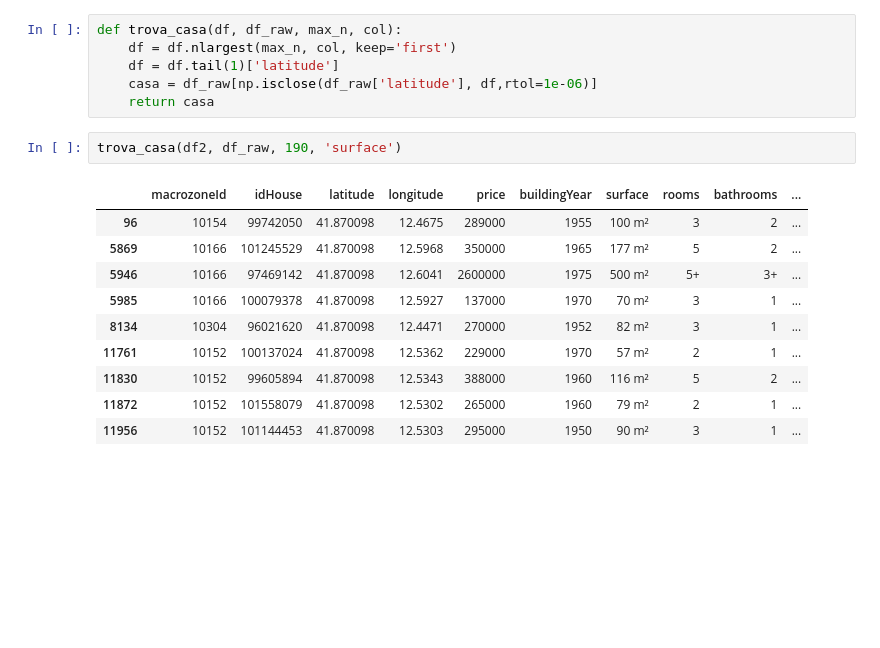
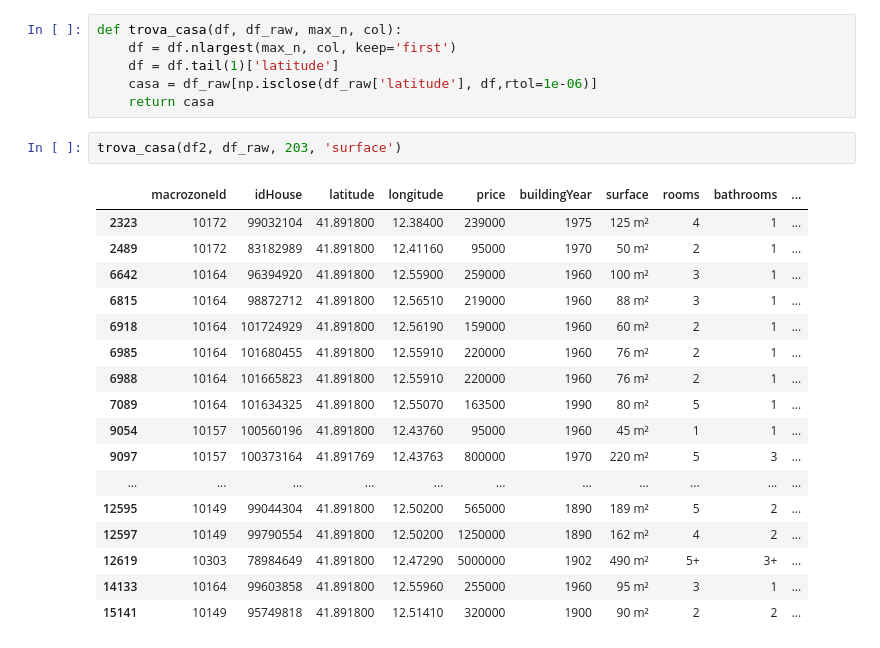
Before and after one commit to Raffozor/RomeHousePrice, a Jupyter notebook: notebooks/exploratory_data_analysis.ipynb, the cells around one changed output. Saved outputs shown, nothing was run; the diff lists cells and outputs as text; blank space fills up the shorter version.

```diff
--- a/notebooks/exploratory_data_analysis.ipynb
+++ b/notebooks/exploratory_data_analysis.ipynb
@@ -240,15 +286,22 @@ def trova_casa(df, df_raw, max_n, col):
     casa = df_raw[np.isclose(df_raw['latitude'], df,rtol=1e-06)]
     return casa
 # %%
-trova_casa(df2, df_raw, 190, 'surface')
+trova_casa(df2, df_raw, 203, 'surface')
 # %% [output]
 |  | macrozoneId | idHouse | latitude | longitude | price | buildingYear | surface | rooms | bathrooms | ... |
-| 96 | 10154 | 99742050 | 41.870098 | 12.4675 | 289000 | 1955 | 100 m² | 3 | 2 | ... |
-| 5869 | 10166 | 101245529 | 41.870098 | 12.5968 | 350000 | 1965 | 177 m² | 5 | 2 | ... |
-| 5946 | 10166 | 97469142 | 41.870098 | 12.6041 | 2600000 | 1975 | 500 m² | 5+ | 3+ | ... |
-| 5985 | 10166 | 100079378 | 41.870098 | 12.5927 | 137000 | 1970 | 70 m² | 3 | 1 | ... |
-| 8134 | 10304 | 96021620 | 41.870098 | 12.4471 | 270000 | 1952 | 82 m² | 3 | 1 | ... |
-| 11761 | 10152 | 100137024 | 41.870098 | 12.5362 | 229000 | 1970 | 57 m² | 2 | 1 | ... |
-| 11830 | 10152 | 99605894 | 41.870098 | 12.5343 | 388000 | 1960 | 116 m² | 5 | 2 | ... |
-| 11872 | 10152 | 101558079 | 41.870098 | 12.5302 | 265000 | 1960 | 79 m² | 2 | 1 | ... |
-| 11956 | 10152 | 101144453 | 41.870098 | 12.5303 | 295000 | 1950 | 90 m² | 3 | 1 | ... |
+| 2323 | 10172 | 99032104 | 41.891800 | 12.38400 | 239000 | 1975 | 125 m² | 4 | 1 | ... |
+| 2489 | 10172 | 83182989 | 41.891800 | 12.41160 | 95000 | 1970 | 50 m² | 2 | 1 | ... |
+| 6642 | 10164 | 96394920 | 41.891800 | 12.55900 | 259000 | 1960 | 100 m² | 3 | 1 | ... |
+| 6815 | 10164 | 98872712 | 41.891800 | 12.56510 | 219000 | 1960 | 88 m² | 3 | 1 | ... |
+| 6918 | 10164 | 101724929 | 41.891800 | 12.56190 | 159000 | 1960 | 60 m² | 2 | 1 | ... |
+| 6985 | 10164 | 101680455 | 41.891800 | 12.55910 | 220000 | 1960 | 76 m² | 2 | 1 | ... |
+| 6988 | 10164 | 101665823 | 41.891800 | 12.55910 | 220000 | 1960 | 76 m² | 2 | 1 | ... |
+| 7089 | 10164 | 101634325 | 41.891800 | 12.55070 | 163500 | 1990 | 80 m² | 5 | 1 | ... |
+| 9054 | 10157 | 100560196 | 41.891800 | 12.43760 | 95000 | 1960 | 45 m² | 1 | 1 | ... |
+| 9097 | 10157 | 100373164 | 41.891769 | 12.43763 | 800000 | 1970 | 220 m² | 5 | 3 | ... |
+| ... | ... | ... | ... | ... | ... | ... | ... | ... | ... | ... |
+| 12595 | 10149 | 99044304 | 41.891800 | 12.50200 | 565000 | 1890 | 189 m² | 5 | 2 | ... |
+| 12597 | 10149 | 99790554 | 41.891800 | 12.50200 | 1250000 | 1890 | 162 m² | 4 | 2 | ... |
+| 12619 | 10303 | 78984649 | 41.891800 | 12.47290 | 5000000 | 1902 | 490 m² | 5+ | 3+ | ... |
+| 14133 | 10164 | 99603858 | 41.891800 | 12.55960 | 255000 | 1960 | 95 m² | 3 | 1 | ... |
+| 15141 | 10149 | 95749818 | 41.891800 | 12.51410 | 320000 | 1900 | 90 m² | 2 | 2 | ... |
```
Also changed, not shown: parts of 11 cells of this notebook.
